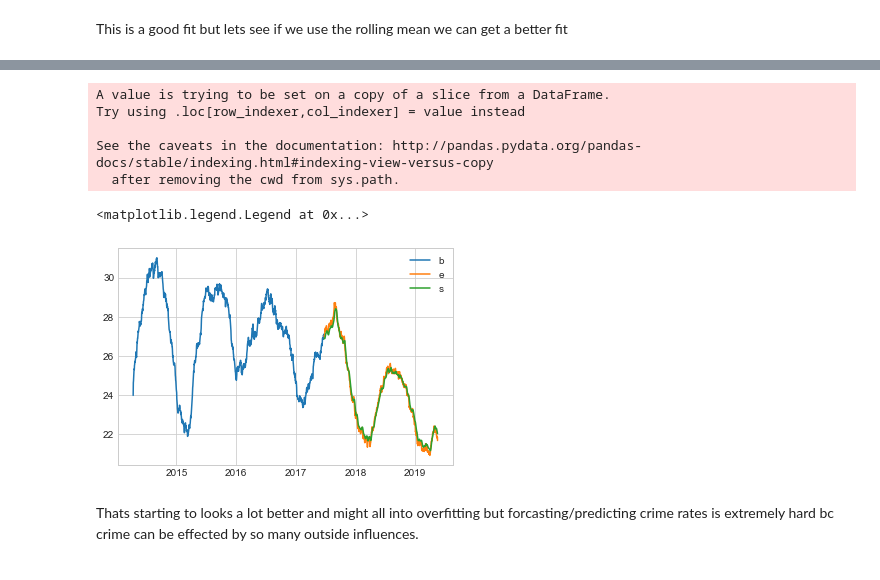
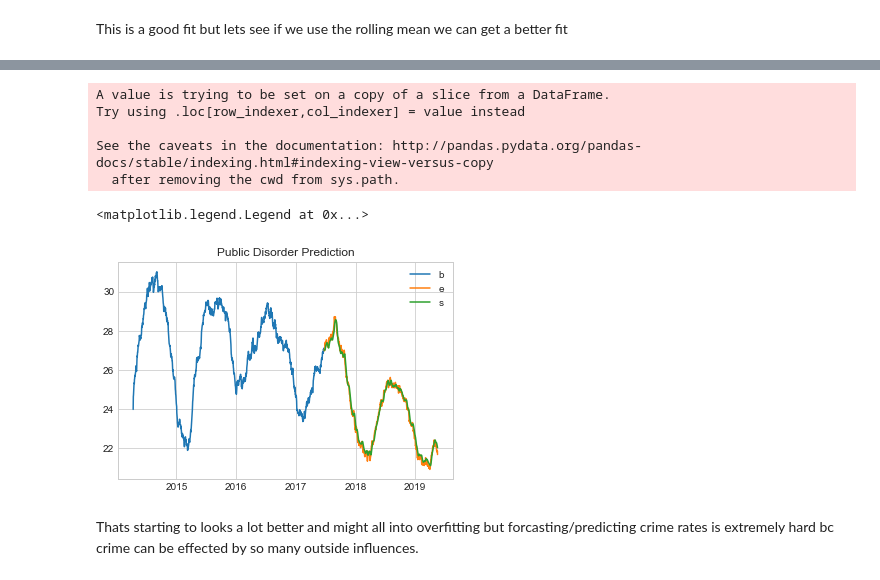
Before and after one commit to jmurray305/Data_Science_Practicum_I, a Jupyter notebook: LR.ipynb, the cells around one changed output, grey strips where cells are left out. Saved outputs shown, nothing was run; the diff lists cells and outputs as text; code cells hidden in the pictures.

```diff
--- a/LR.ipynb
+++ b/LR.ipynb
@@ -443,18 +452,19 @@ rms
 # %%
 #for plotting
 train = new_data[:1169]
 valid = new_data[1169:]
 valid['Predictions'] = crime_pred
 plt.plot(train['RollingMean'])
 plt.plot(valid[['RollingMean','Predictions']])
+plt.title('Public Disorder Prediction')
 plt.legend('best')
 # %% [output]
 A value is trying to be set on a copy of a slice from a DataFrame.
 Try using .loc[row_indexer,col_indexer] = value instead
 
 See the caveats in the documentation: http://pandas.pydata.org/pandas-docs/stable/indexing.html#indexing-view-versus-copy
   after removing the cwd from sys.path.
 <matplotlib.legend.Legend at 0x...>
-[figure, old version]
+[figure, new version]
 # %% [markdown]
 Thats starting to looks a lot better and might all into overfitting but forcasting/predicting crime rates is extremely hard bc crime can be effected by so many outside influences.
```
Also changed, not shown: parts of 21 cells of this notebook, 2 other files.
